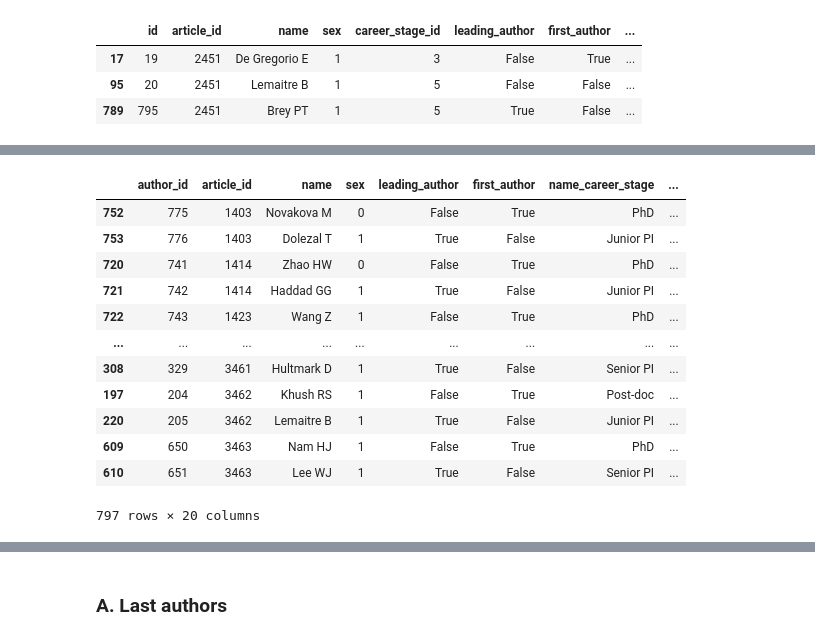
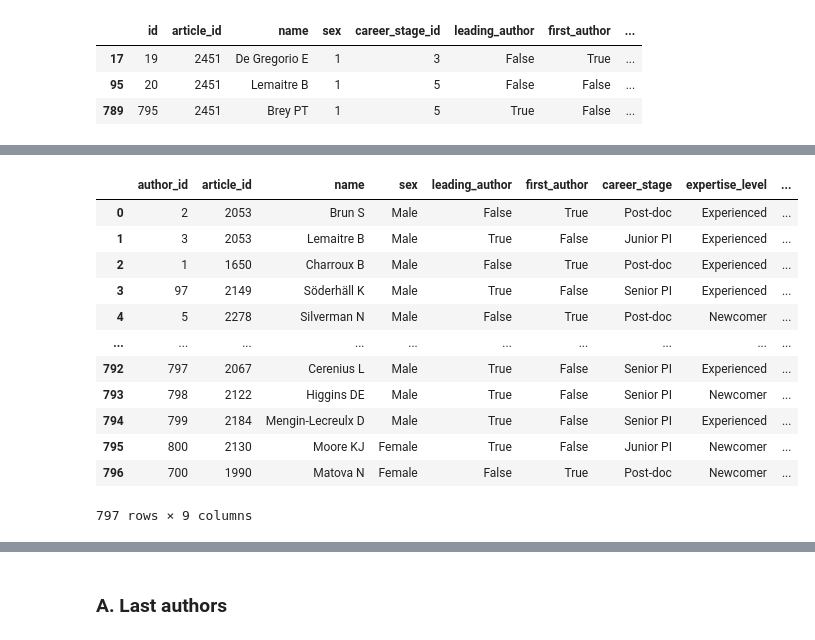
Before and after one commit to jcblemai/drosophila-reproducibility, a Jupyter notebook: preprocess.ipynb, the cells around one changed output, grey strips where cells are left out. Saved outputs shown, nothing was run; the diff lists cells and outputs as text; code cells hidden in the pictures.

```diff
--- a/preprocess.ipynb
+++ b/preprocess.ipynb
@@ -311,26 +319,29 @@ articles
 # %%
 authors = clean_df(dfs["authors"].copy())
 authors
 career_stage = dfs["career_stages"].rename(columns={"id": "career_stage_id"})
-authors = authors.merge(career_stage, on="career_stage_id", how="left", suffixes=('', '_career_stage'))
+authors = authors.merge(career_stage, on="career_stage_id", how="left", suffixes=('', '_career_stage')).drop("career_stage_id", axis=1)
 expertise_level = dfs["expertise_levels"].rename(columns={"id": "expertise_level_id"})
-authors = authors.merge(expertise_level, on="expertise_level_id", how="left", suffixes=('', '_expertise_level'))
+authors = authors.merge(expertise_level, on="expertise_level_id", how="left", suffixes=('', '_expertise_level')).drop("expertise_level_id", axis=1)
+authors = authors.rename(columns={"name_career_stage": "career_stage", "name_expertise_level": "expertise_level", "id": "author_id"})
 
-authors = clean_df(authors.drop(columns=["career_stage_id",
-                                        "expertise_level_id"])).rename(columns={"id": "author_id"})
-authors = authors.merge(articles, on="article_id", how="left", suffixes=('', '_article'))
-authors.sort_values(by=["article_id", "author_id", ])
+# Convert sex values: 1 to "Male", 0 to "Female"
+authors.loc[authors["sex"] == 1, "sex"] = "Male"
+authors.loc[authors["sex"] == 0, "sex"] = "Female"
+authors["author_key"] =  authors["name"].str.lower().str.normalize('NFKD').str.encode('ascii', errors='ignore').str.decode('utf-8')
+
+authors
 # %% [output]
-|  | author_id | article_id | name | sex | leading_author | first_author | name_career_stage | ... |
-| 752 | 775 | 1403 | Novakova M | 0 | False | True | PhD | ... |
-| 753 | 776 | 1403 | Dolezal T | 1 | True | False | Junior PI | ... |
-| 720 | 741 | 1414 | Zhao HW | 0 | False | True | PhD | ... |
-| 721 | 742 | 1414 | Haddad GG | 1 | True | False | Junior PI | ... |
-| 722 | 743 | 1423 | Wang Z | 1 | False | True | PhD | ... |
-| ... | ... | ... | ... | ... | ... | ... | ... | ... |
-| 308 | 329 | 3461 | Hultmark D | 1 | True | False | Senior PI | ... |
-| 197 | 204 | 3462 | Khush RS | 1 | False | True | Post-doc | ... |
-| 220 | 205 | 3462 | Lemaitre B | 1 | True | False | Junior PI | ... |
-| 609 | 650 | 3463 | Nam HJ | 1 | False | True | PhD | ... |
-| 610 | 651 | 3463 | Lee WJ | 1 | True | False | Senior PI | ... |
+|  | author_id | article_id | name | sex | leading_author | first_author | career_stage | expertise_level | ... |
+| 0 | 2 | 2053 | Brun S | Male | False | True | Post-doc | Experienced | ... |
+| 1 | 3 | 2053 | Lemaitre B | Male | True | False | Junior PI | Experienced | ... |
+| 2 | 1 | 1650 | Charroux B | Male | False | True | Post-doc | Experienced | ... |
+| 3 | 97 | 2149 | Söderhäll K | Male | True | False | Senior PI | Experienced | ... |
+| 4 | 5 | 2278 | Silverman N | Male | False | True | Post-doc | Newcomer | ... |
+| ... | ... | ... | ... | ... | ... | ... | ... | ... | ... |
+| 792 | 797 | 2067 | Cerenius L | Male | True | False | Senior PI | Experienced | ... |
+| 793 | 798 | 2122 | Higgins DE | Male | True | False | Senior PI | Newcomer | ... |
+| 794 | 799 | 2184 | Mengin-Lecreulx D | Male | True | False | Senior PI | Experienced | ... |
+| 795 | 800 | 2130 | Moore KJ | Female | True | False | Junior PI | Newcomer | ... |
+| 796 | 700 | 1990 | Matova N | Female | False | True | Post-doc | Newcomer | ... |
-797 rows × 20 columns
+797 rows × 9 columns
```
Also changed, not shown: parts of 45 cells of this notebook, 1 other file.
